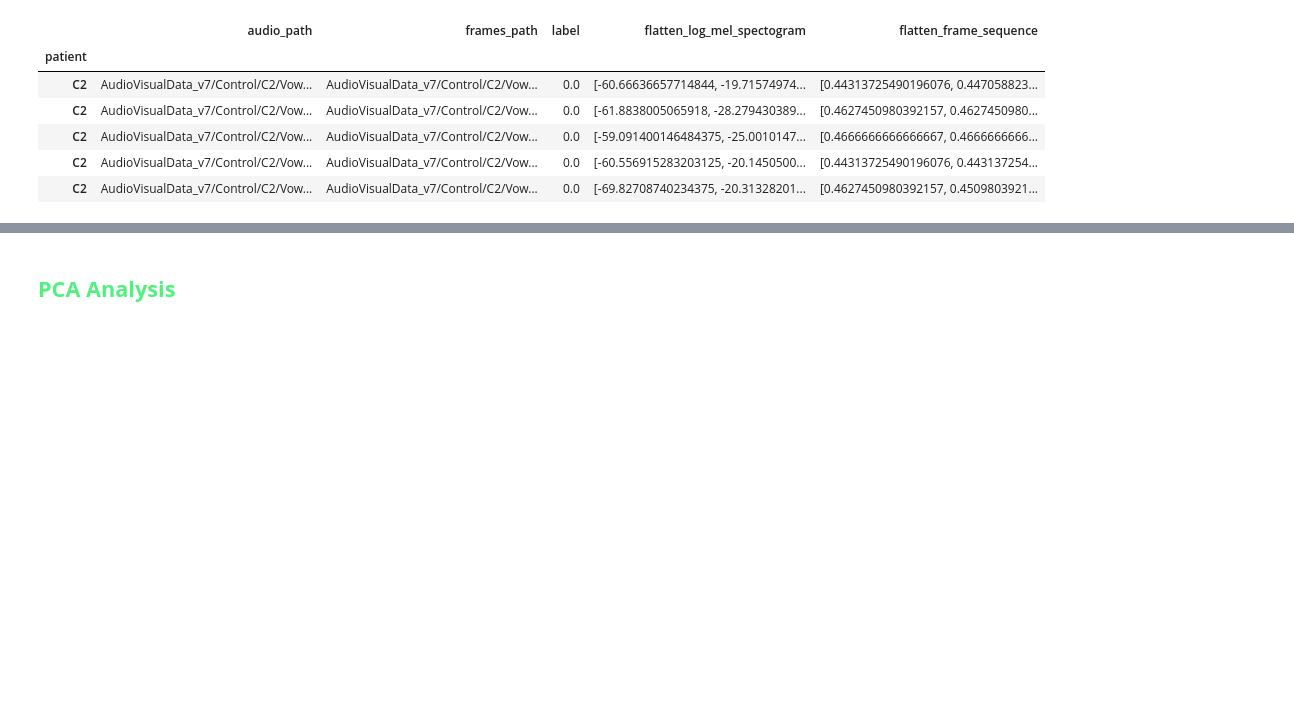
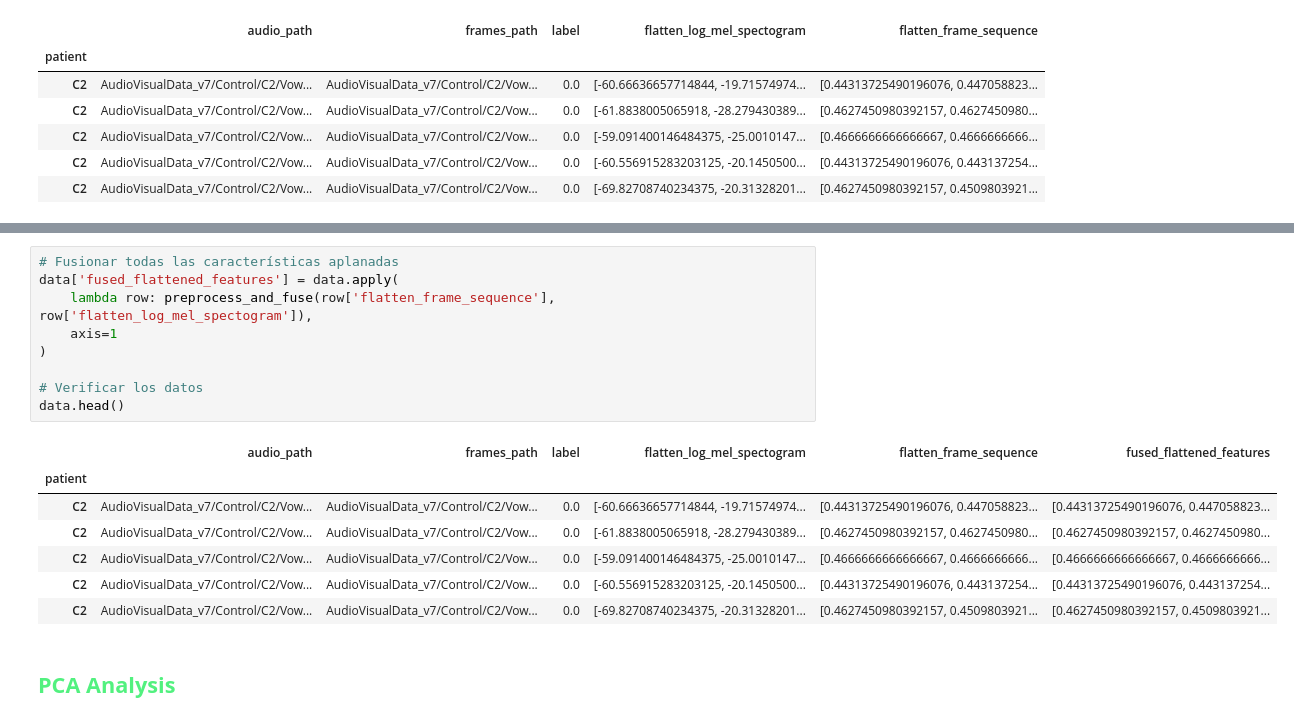
Before and after one commit to AndresFelipeMunozAguilar/Proyecto_Final_IA1_UIS, a Jupyter notebook: notebooks/3.01-afm-pca-machine-learning.ipynb, the cells around one changed output, grey strips where cells are left out. Cells and saved outputs as stored; diff of their text form; blank space fills up the shorter version.

```diff
--- a/notebooks/3.01-afm-pca-machine-learning.ipynb
+++ b/notebooks/3.01-afm-pca-machine-learning.ipynb
@@ -107,3 +127,20 @@ data.head()
+# %%
+# Fusionar todas las características aplanadas
+data['fused_flattened_features'] = data.apply(
+    lambda row: preprocess_and_fuse(row['flatten_frame_sequence'], row['flatten_log_mel_spectogram']),
+    axis=1
+)
+
+# Verificar los datos
+data.head()
+# %% [output]
+|  | audio_path | frames_path | label | flatten_log_mel_spectogram | flatten_frame_sequence | fused_flattened_features |
+| patient |  |  |  |  |  |  |
+| C2 | AudioVisualData_v7/Control/C2/Vow... | AudioVisualData_v7/Control/C2/Vow... | 0.0 | [-60.66636657714844, -19.71574974... | [0.44313725490196076, 0.447058823... | [0.44313725490196076, 0.447058823... |
+| C2 | AudioVisualData_v7/Control/C2/Vow... | AudioVisualData_v7/Control/C2/Vow... | 0.0 | [-61.8838005065918, -28.279430389... | [0.4627450980392157, 0.4627450980... | [0.4627450980392157, 0.4627450980... |
+| C2 | AudioVisualData_v7/Control/C2/Vow... | AudioVisualData_v7/Control/C2/Vow... | 0.0 | [-59.091400146484375, -25.0010147... | [0.4666666666666667, 0.4666666666... | [0.4666666666666667, 0.4666666666... |
+| C2 | AudioVisualData_v7/Control/C2/Vow... | AudioVisualData_v7/Control/C2/Vow... | 0.0 | [-60.556915283203125, -20.1450500... | [0.44313725490196076, 0.443137254... | [0.44313725490196076, 0.443137254... |
+| C2 | AudioVisualData_v7/Control/C2/Vow... | AudioVisualData_v7/Control/C2/Vow... | 0.0 | [-69.82708740234375, -20.31328201... | [0.4627450980392157, 0.4509803921... | [0.4627450980392157, 0.4509803921... |
 # %% [markdown]
 ## <font color='#52F17F'>**PCA Analysis**</font>
 # %% [markdown]
```
Also changed, not shown: parts of 54 cells of this notebook.
